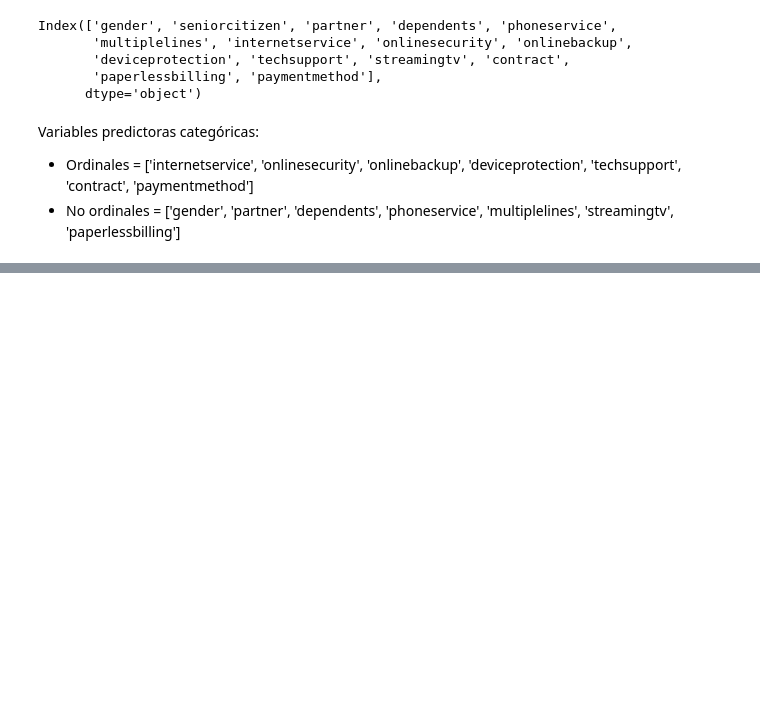
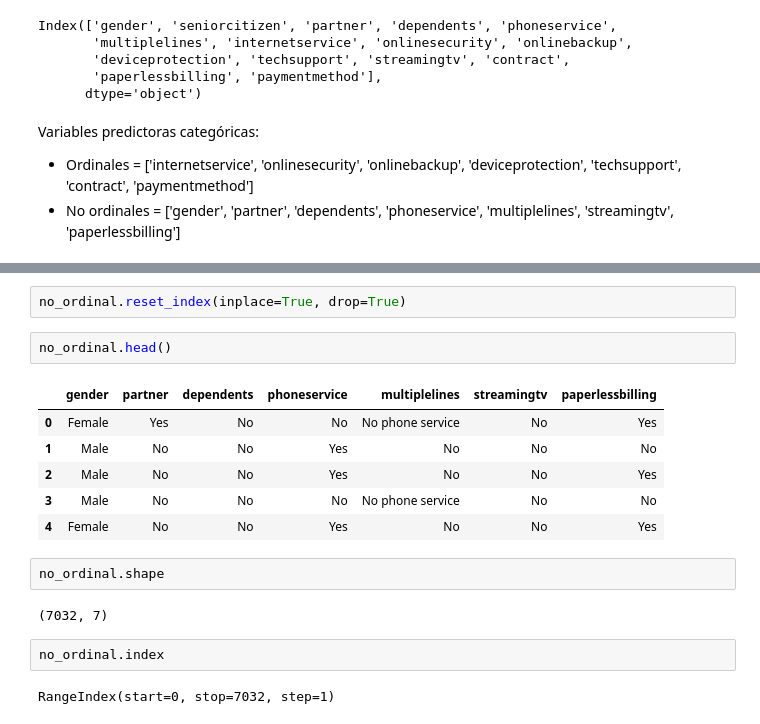
Before and after one commit to Adalab/promo-d-da-modulo1-sprint2-Paloma_Paula_Iris, a Jupyter notebook: 2.regresion_logistica/rlogistica/2_preparacion_datos.ipynb, the cells around one changed output, grey strips where cells are left out. Cells and saved outputs as stored; diff of their text form; blank space fills up the shorter version.

```diff
--- a/2.regresion_logistica/rlogistica/2_preparacion_datos.ipynb
+++ b/2.regresion_logistica/rlogistica/2_preparacion_datos.ipynb
@@ -169,0 +210,19 @@ Variables predictoras categóricas:
+# %%
+no_ordinal.reset_index(inplace=True, drop=True)
+# %%
+no_ordinal.head()
+# %% [output]
+|  | gender | partner | dependents | phoneservice | multiplelines | streamingtv | paperlessbilling |
+| 0 | Female | Yes | No | No | No phone service | No | Yes |
+| 1 | Male | No | No | Yes | No | No | No |
+| 2 | Male | No | No | Yes | No | No | Yes |
+| 3 | Male | No | No | No | No phone service | No | No |
+| 4 | Female | No | No | Yes | No | No | Yes |
+# %%
+no_ordinal.shape
+# %% [output]
+(7032, 7)
+# %%
+no_ordinal.index
+# %% [output]
+RangeIndex(start=0, stop=7032, step=1)
```
Also changed, not shown: parts of 29 cells of this notebook, 2 other files.
